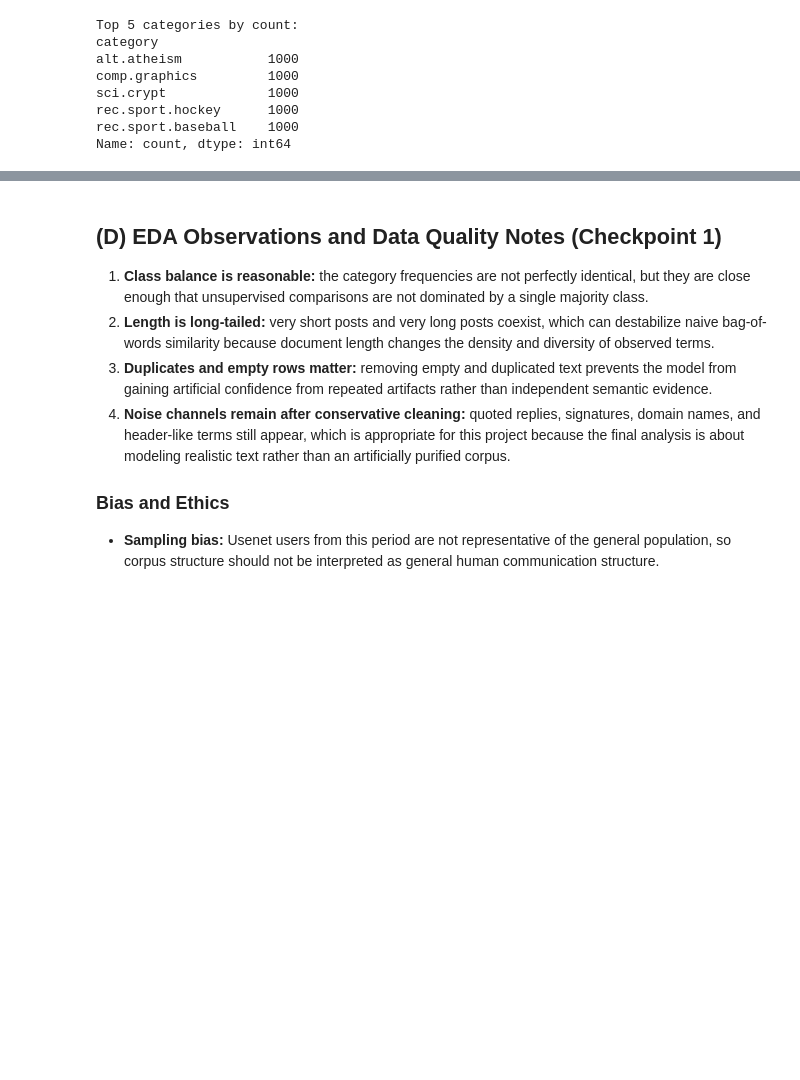
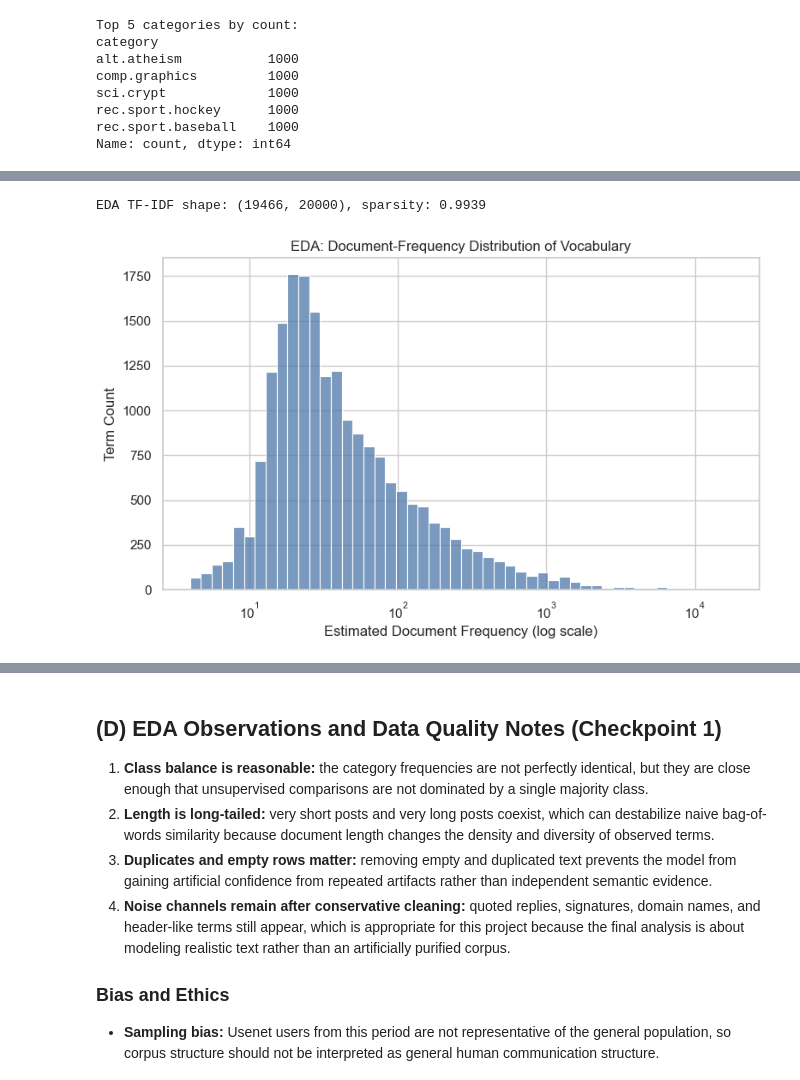
Before and after one commit to davidvanderklay/Unsupervised-Learning-Newsgroups, a Jupyter notebook: 133005021_final_checkpoint.ipynb, the cells around one changed output, grey strips where cells are left out. Cells and saved outputs as stored; diff of their text form; code cells hidden in the pictures; blank space fills up the shorter version.

```diff
--- a/133005021_final_checkpoint.ipynb
+++ b/133005021_final_checkpoint.ipynb
@@ -196,0 +217,24 @@ Name: count, dtype: int64
+# %%
+# EDA A: document-frequency curve + TF-IDF sparsity profile
+eda_vec = TfidfVectorizer(stop_words="english", min_df=2, max_df=0.95, max_features=20000)
+X_eda = eda_vec.fit_transform(df["text"])
+
+nonzero = X_eda.nnz
+total = X_eda.shape[0] * X_eda.shape[1]
+sparsity = 1 - (nonzero / total)
+
+idf = eda_vec.idf_
+df_counts = (1 + len(df) / np.exp(idf - 1)).astype(float)
+
+print(f"EDA TF-IDF shape: {X_eda.shape}, sparsity: {sparsity:.4f}")
+
+plt.figure(figsize=(8,5))
+sns.histplot(df_counts, bins=50, log_scale=True, color="#4C78A8")
+plt.title("EDA: Document-Frequency Distribution of Vocabulary")
+plt.xlabel("Estimated Document Frequency (log scale)")
+plt.ylabel("Term Count")
+plt.tight_layout()
+plt.show()
+# %% [output]
+EDA TF-IDF shape: (19466, 20000), sparsity: 0.9939
+[figure, added]
```
Also changed, not shown: parts of 28 cells of this notebook, 2 other files.
